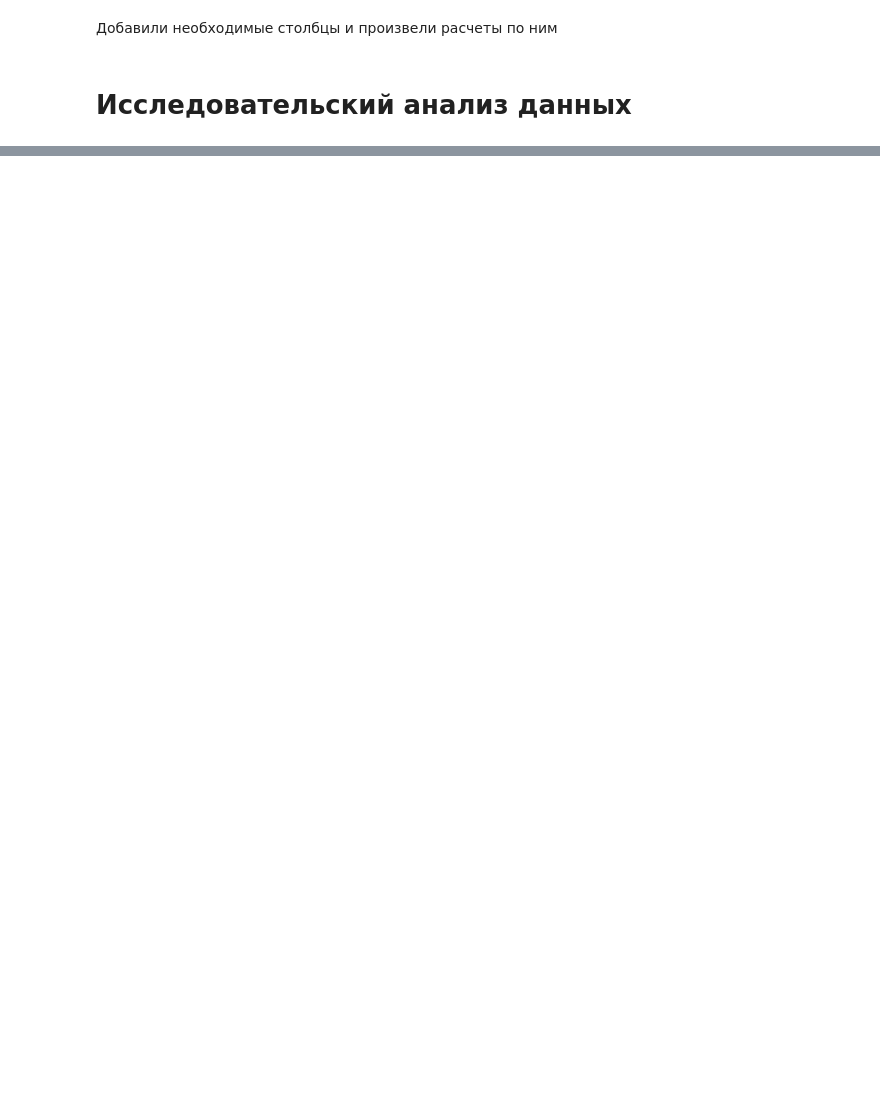
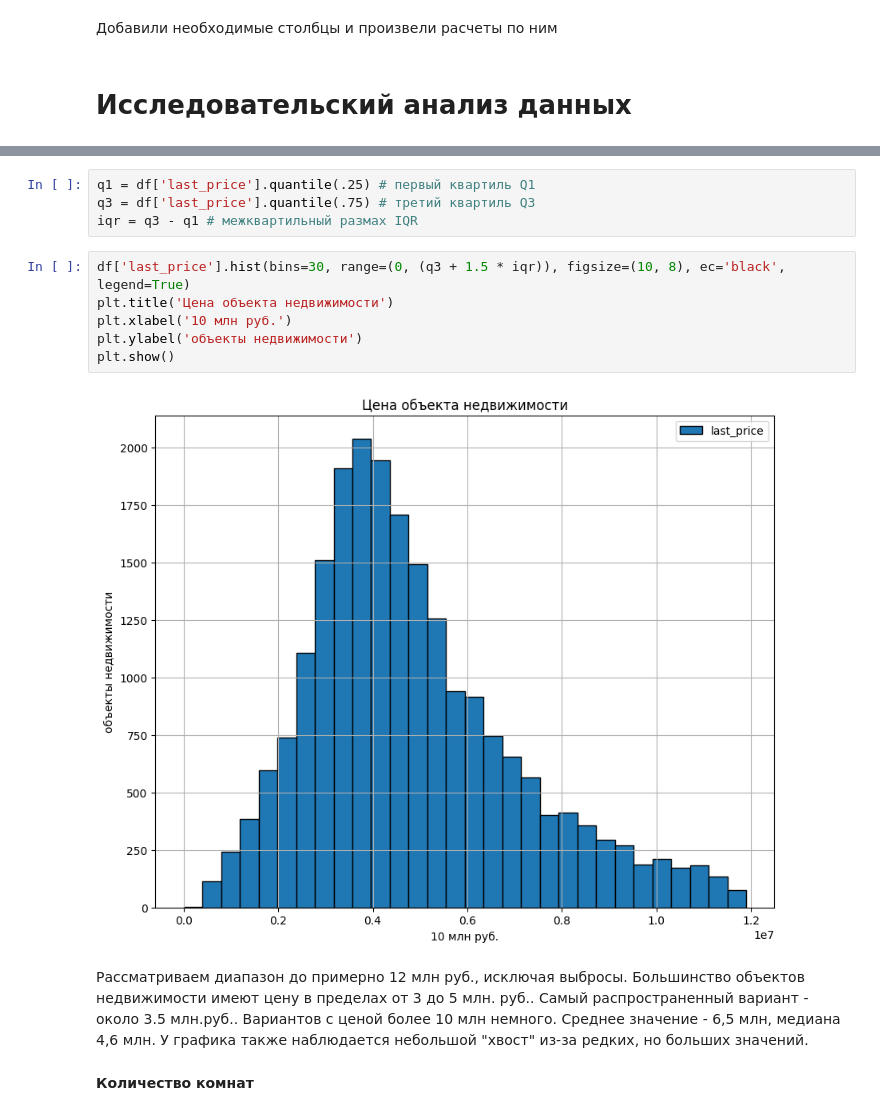
Before and after one commit to anton2010000/Real_estate_analysis, a Jupyter notebook: Анализ_рынка_недвижимости.ipynb, the cells around one changed output, grey strips where cells are left out. Drawn from its saved outputs; the diff is of its cells as text; blank space fills up the shorter version.

```diff
--- a/Анализ_рынка_недвижимости.ipynb
+++ b/Анализ_рынка_недвижимости.ipynb
@@ -450,0 +525,16 @@ df.sample(3)
+# %%
+q1 = df['last_price'].quantile(.25) # первый квартиль Q1
+q3 = df['last_price'].quantile(.75) # третий квартиль Q3
+iqr = q3 - q1 # межквартильный размах IQR
+# %%
+df['last_price'].hist(bins=30, range=(0, (q3 + 1.5 * iqr)), figsize=(10, 8), ec='black', legend=True)
+plt.title('Цена объекта недвижимости')
+plt.xlabel('10 млн руб.')
+plt.ylabel('объекты недвижимости')
+plt.show()
+# %% [output]
+[figure, added]
+# %% [markdown]
+Рассматриваем диапазон до примерно 12 млн руб., исключая выбросы. Большинство объектов недвижимости имеют цену в пределах от 3 до 5 млн. руб.. Самый распространенный вариант - около 3.5 млн.руб.. Вариантов с ценой более 10 млн немного. Среднее значение - 6,5 млн, медиана 4,6 млн. У графика также наблюдается небольшой "хвост" из-за редких, но больших значений.
+# %% [markdown]
+**Количество комнат**
```
Also changed, not shown: parts of 56 cells of this notebook.
